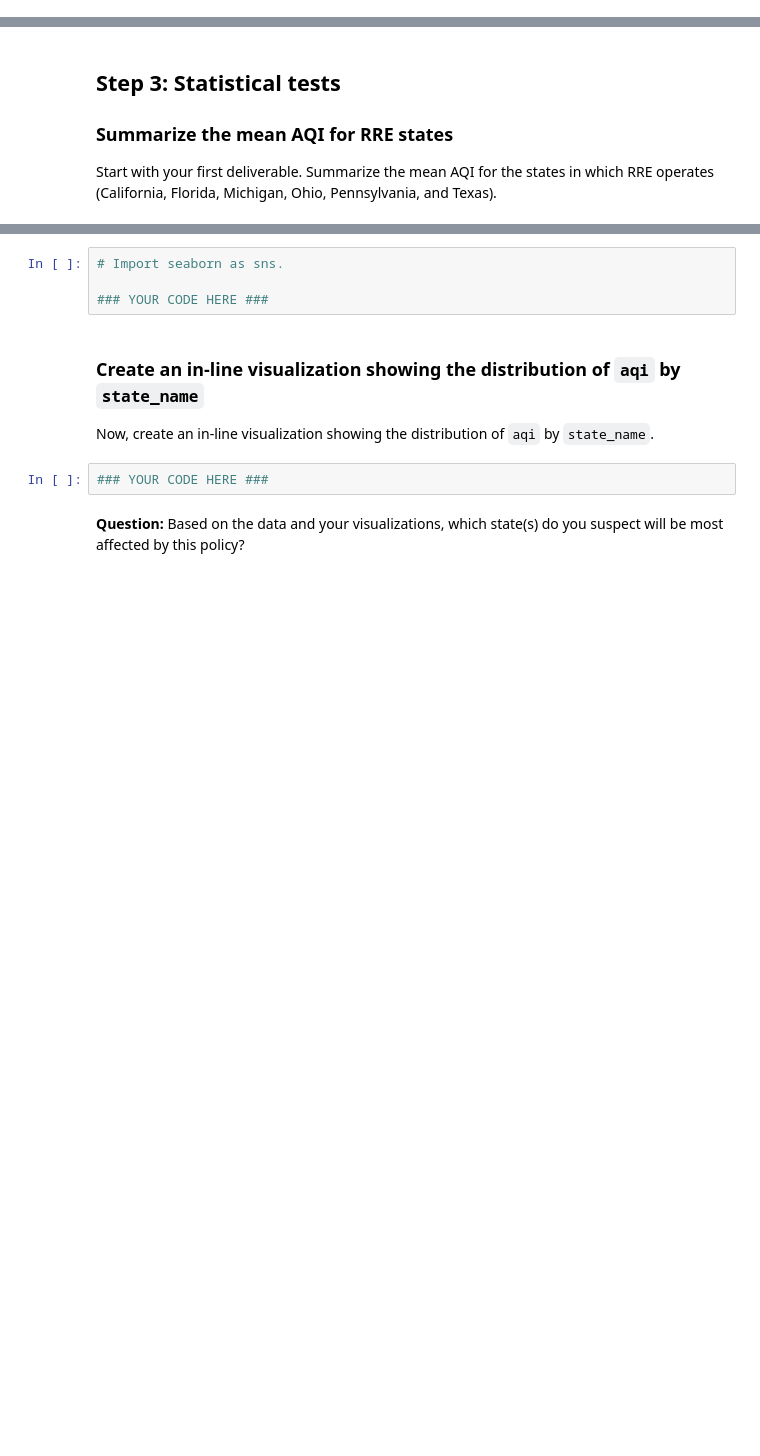
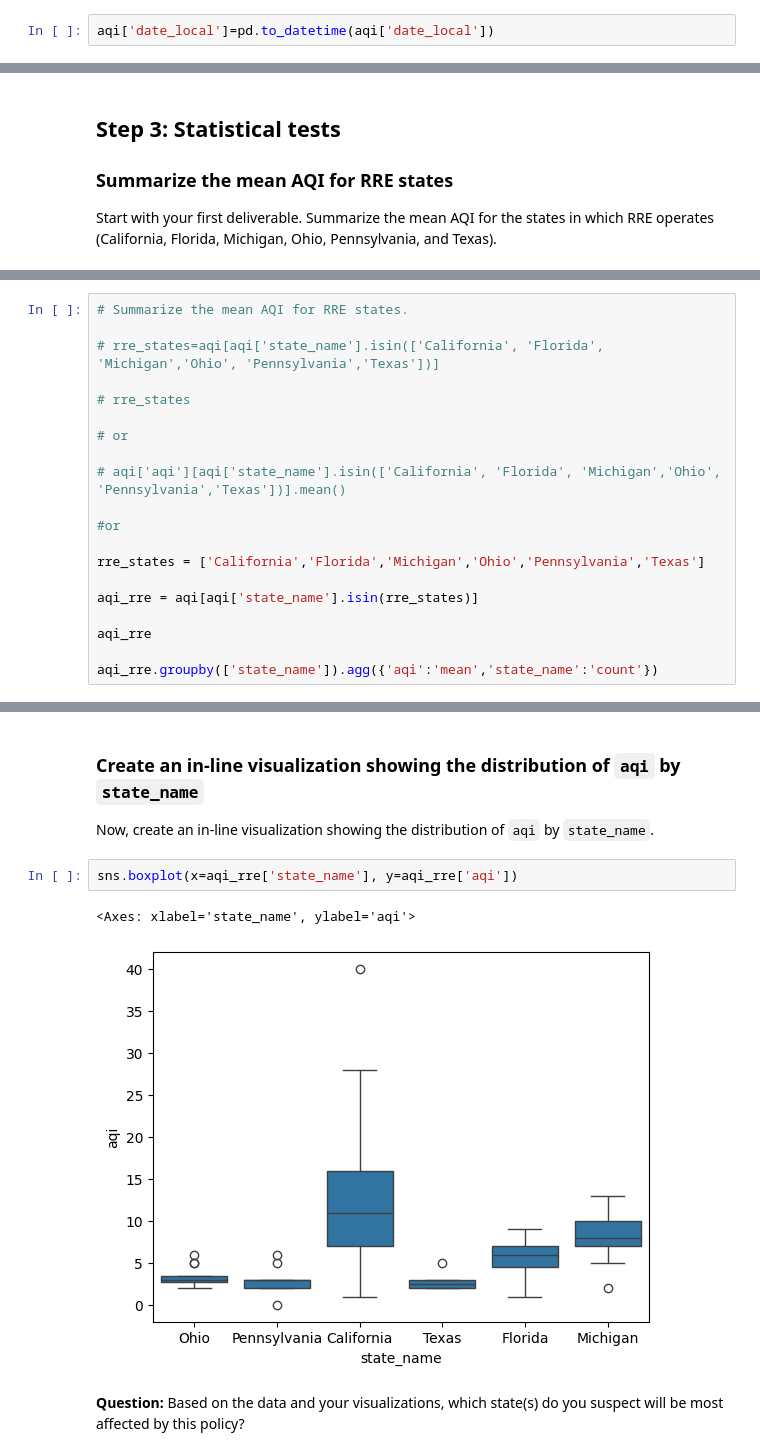
Before and after one commit to Cyberoctane29/Python-For-Data-Analysis, a Jupyter notebook: Course-4/Module_4/2_explore_confidence_intervals.ipynb, the cells around one changed output, grey strips where cells are left out. Saved outputs shown, nothing was run; the diff lists cells and outputs as text; blank space fills up the shorter version.

```diff
--- a/Course-4/Module_4/2_explore_confidence_intervals.ipynb
+++ b/Course-4/Module_4/2_explore_confidence_intervals.ipynb
@@ -42,3 +59,5 @@ Before proceeding to your deliverables, spend some time exploring the `aqi` Data
+# %%
+aqi['date_local']=pd.to_datetime(aqi['date_local'])
 # %%
 # Explore your DataFrame `aqi`.
 
@@ -73,0 +116,20 @@ Start with your first deliverable. Summarize the mean AQI for the states in whic
+# %%
+# Summarize the mean AQI for RRE states.
+
+# rre_states=aqi[aqi['state_name'].isin(['California', 'Florida', 'Michigan','Ohio', 'Pennsylvania','Texas'])]
+
+# rre_states
+
+# or
+
+# aqi['aqi'][aqi['state_name'].isin(['California', 'Florida', 'Michigan','Ohio', 'Pennsylvania','Texas'])].mean()
+
+#or
+
+rre_states = ['California','Florida','Michigan','Ohio','Pennsylvania','Texas']
+
+aqi_rre = aqi[aqi['state_name'].isin(rre_states)]
+
+aqi_rre
+
+aqi_rre.groupby(['state_name']).agg({'aqi':'mean','state_name':'count'})
@@ -78,12 +149,11 @@ Seaborn is a simple visualization library, commonly imported as `sns`. Import `s
-# %%
-# Import seaborn as sns.
-
-### YOUR CODE HERE ###
 # %% [markdown]
 ### Create an in-line visualization showing the distribution of `aqi` by `state_name`
 
 Now, create an in-line visualization showing the distribution of `aqi` by `state_name`.
-# %%
-### YOUR CODE HERE ###
+# %%
+sns.boxplot(x=aqi_rre['state_name'], y=aqi_rre['aqi'])
+# %% [output]
+<Axes: xlabel='state_name', ylabel='aqi'>
+[figure, added]
 # %% [markdown]
 **Question:** Based on the data and your visualizations, which state(s) do you suspect will be most affected by this policy?
```
Also changed, not shown: parts of 27 cells of this notebook, 1 other file.
